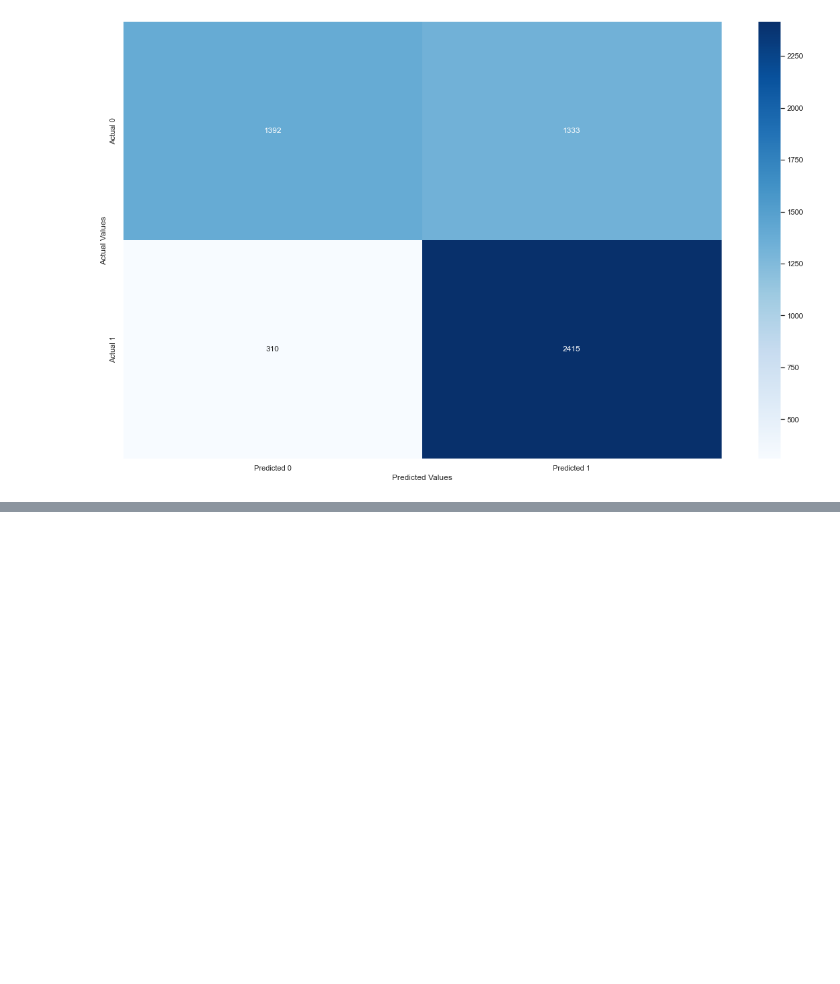
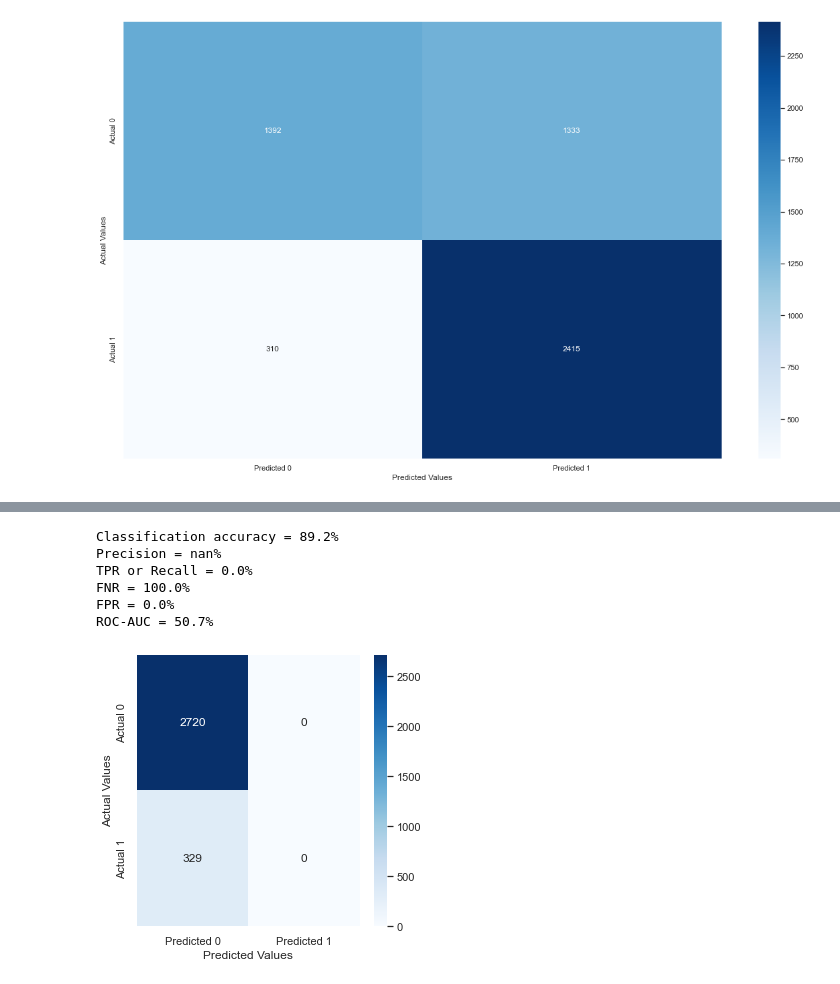
Before and after one commit to carriezeng6443/STAT-303-2-MAAC-Project, a Jupyter notebook: Project_MAAC.ipynb, the cells around one changed output, grey strips where cells are left out. Drawn from its saved outputs; the diff is of its cells as text; code cells hidden in the pictures; blank space fills up the shorter version.

```diff
--- a/Project_MAAC.ipynb
+++ b/Project_MAAC.ipynb
@@ -501,0 +521,10 @@ ROC-AUC = 85.0%
+# %%
+confusion_matrix_data(train,train.y_dum,model1,0.3)
+# %% [output]
+Classification accuracy = 89.2%
+Precision = nan%
+TPR or Recall = 0.0%
+FNR = 100.0%
+FPR = 0.0%
+ROC-AUC = 50.7%
+[figure, added]
```
Also changed, not shown: parts of 16 cells of this notebook.
